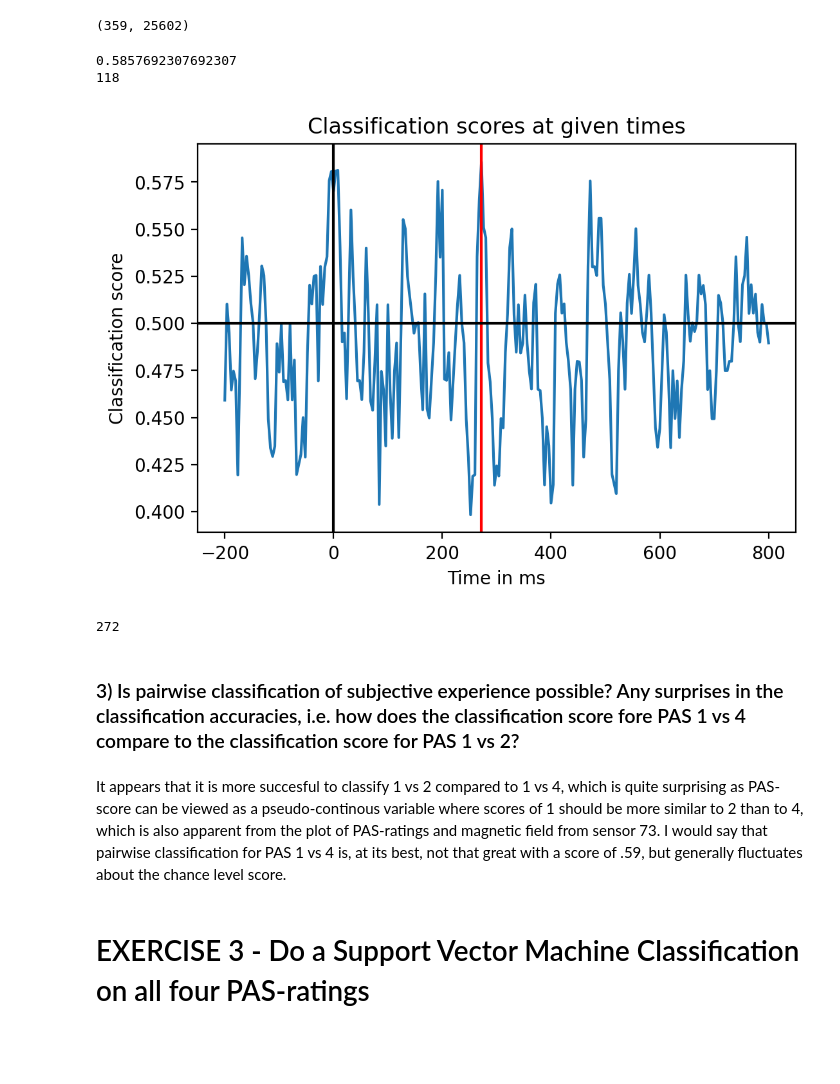
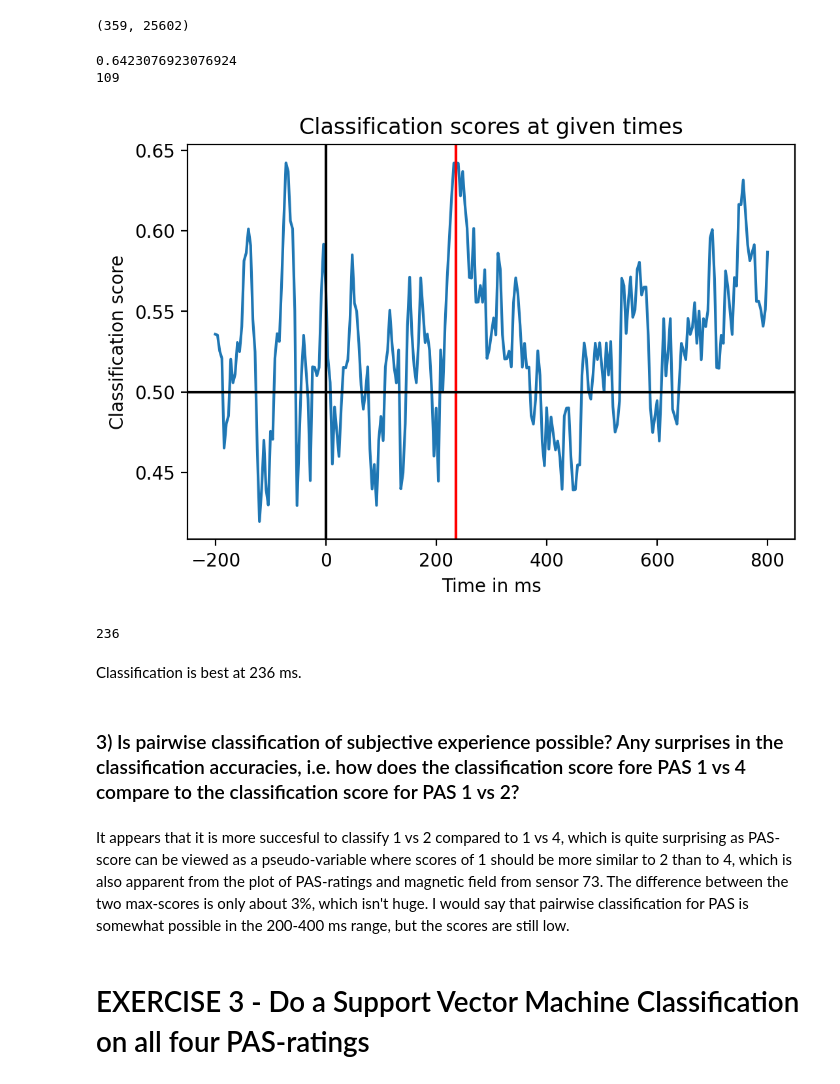
Before and after one commit to alekswael/github_methods_3, a Jupyter notebook: week_08/practical_exercise_8_ALEKSANDER_NOTEBOOK.ipynb, the cells around one changed output. Saved outputs shown, nothing was run; the diff lists cells and outputs as text; code cells hidden in the pictures; blank space fills up the shorter version.

```diff
--- a/week_08/practical_exercise_8_ALEKSANDER_NOTEBOOK.ipynb
+++ b/week_08/practical_exercise_8_ALEKSANDER_NOTEBOOK.ipynb
@@ -396,7 +398,7 @@ vii. Finally, fit the same models as in Exercise 2.2.vi but now for `data_1_4` a
 # %%
 # Prepare array
-data_1_4 = np.concatenate((data[pas_1], data[pas_4]), axis=0)
-data_1_4.shape
+data_1_4 = data[(y != 2) & (y != 3),:,:]
+print(data_1_4.shape)
 # %% [output]
 (359, 102, 251)
 # %%
@@ -438,30 +440,30 @@ for i in range(251):
 print(np.amax(cv_scores_1_4))
 print(np.argmax(cv_scores_1_4)) # Indeci with highest classification
 # %% [output]
-0.5857692307692307
-118
+0.6423076923076924
+109
 # %%
 # Plotting
 plt.figure()
 plt.plot(times, cv_scores_1_4)
 plt.axvline(x = 0, color = "black")
-plt.axvline(times[118], color = "red")
+plt.axvline(times[109], color = "red")
 plt.axhline(y = 0.5, color = "black") # Chance level is 50% for binary classification
 plt.xlabel("Time in ms")
 plt.ylabel("Classification score")
 plt.title("Classification scores at given times")
 plt.show()
 
-times[118]
-
-# Classification is best at 272 ms.
+times[109]
 # %% [output]
-[figure, old version]
+[figure, new version]
-272
+236
+# %% [markdown]
+Classification is best at 236 ms.
 # %% [markdown]
 ### 3) Is pairwise classification of subjective experience possible? Any surprises in the classification accuracies, i.e. how does the classification score fore PAS 1 vs 4 compare to the classification score for PAS 1 vs 2?
 # %% [markdown]
-It appears that it is more succesful to classify 1 vs 2 compared to 1 vs 4, which is quite surprising as PAS-score can be viewed as a pseudo-continous variable where scores of 1 should be more similar to 2 than to 4, which is also apparent from the plot of PAS-ratings and magnetic field from sensor 73. I would say that pairwise classification for PAS 1 vs 4 is, at its best, not that great with a score of .59, but generally fluctuates about the chance level score.
+It appears that it is more succesful to classify 1 vs 2 compared to 1 vs 4, which is quite surprising as PAS-score can be viewed as a pseudo-variable where scores of 1 should be more similar to 2 than to 4, which is also apparent from the plot of PAS-ratings and magnetic field from sensor 73. The difference between the two max-scores is only about 3%, which isn't huge. I would say that pairwise classification for PAS is somewhat possible in the 200-400 ms range, but the scores are still low.
 # %% [markdown]
 # EXERCISE 3 - Do a Support Vector Machine Classification on all four PAS-ratings
 # %% [markdown]
```
Also changed, not shown: parts of 43 cells of this notebook, 19 other files.
